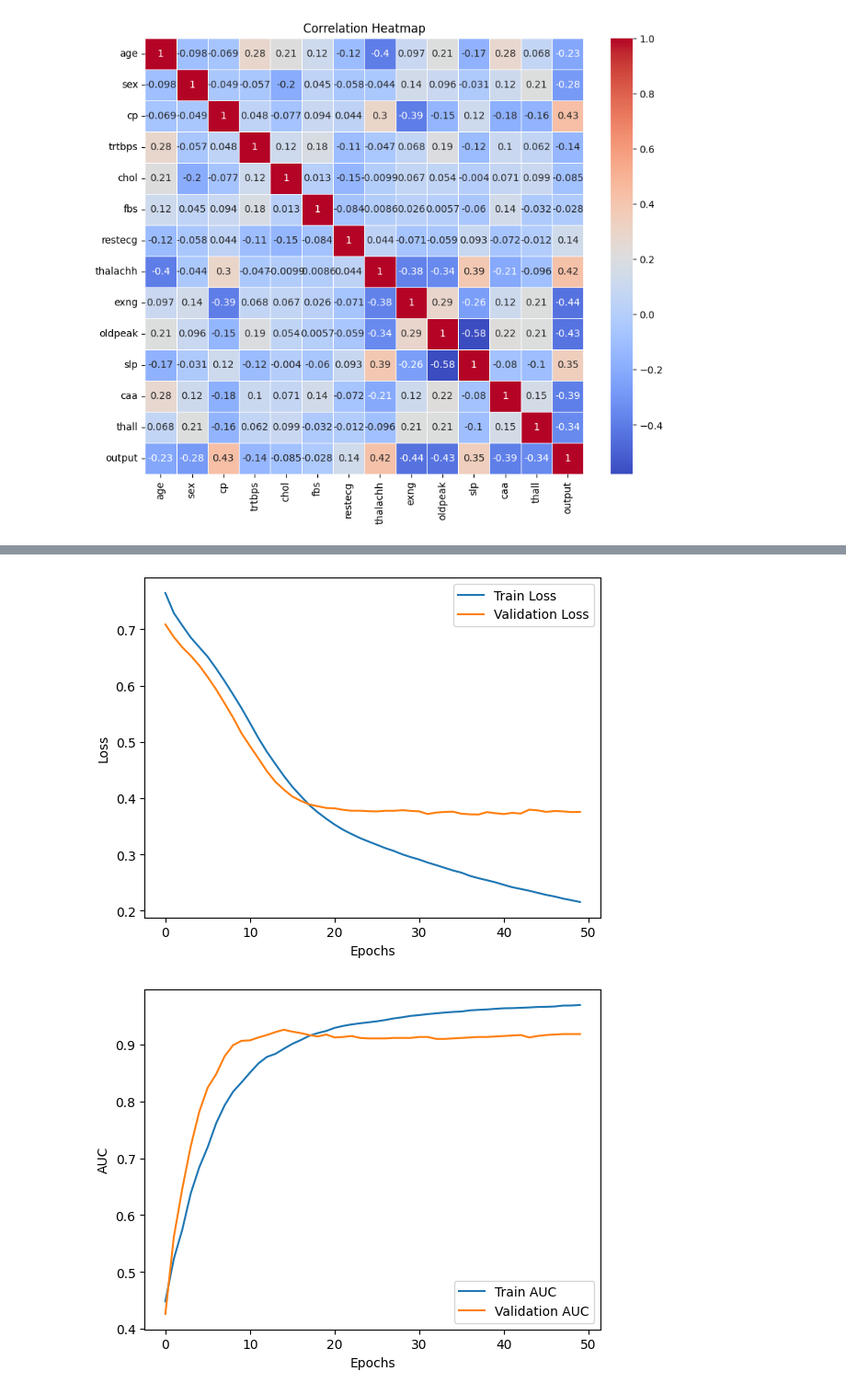
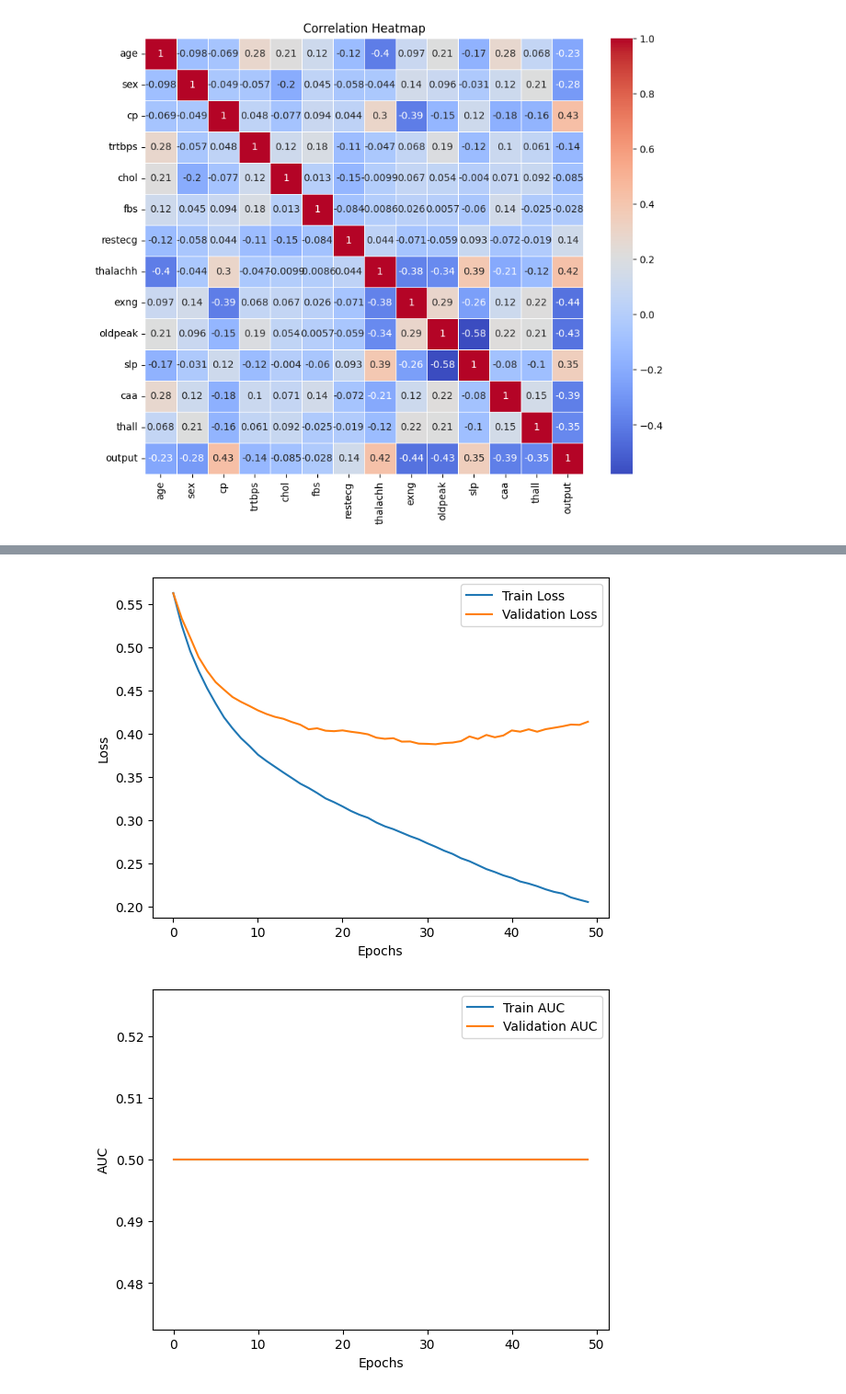
Before and after one commit to korbzs/Heart-Disease-Prediction, a Jupyter notebook: heart_disease.ipynb, the cells around one changed output, grey strips where cells are left out. Shown at 92% size. Saved outputs shown, nothing was run; the diff lists cells and outputs as text; code cells hidden in the pictures.

```diff
--- a/heart_disease.ipynb
+++ b/heart_disease.ipynb
@@ -189,3 +378,8 @@ plt.show()
 # %%
 X = df.drop("output", axis=1)
-Y = df["output"]
+
+X_save = X
+
+X = df.drop(columns=["output", "chol", "fbs", "restecg"])
+
+y = df["output"]
@@ -327,48 +619,36 @@ from tensorflow.keras.optimizers import Adam
 from tensorflow.keras.losses import BinaryCrossentropy
 from tensorflow.keras.metrics import AUC
 
-# Assuming df is your DataFrame
-# df = pd.read_csv('your_data.csv')
 
-# Define features and target
-X = df.drop('output', axis=1)
-y = df['output']
+X_train, X_test, y_train, y_test = train_test_split(X, y, test_size=0.2, random_state=42) # prev X, y
 
-# Split the data into training and test sets
-X_train, X_test, y_train, y_test = train_test_split(X, y, test_size=0.2, random_state=42)
-
-# Standardize the data
 scaler = StandardScaler()
 X_train = scaler.fit_transform(X_train)
 X_test = scaler.transform(X_test)
 
-# Build the neural network
 model = Sequential()
 
-# Input layer (implicitly handled by the first Dense layer)
-# Hidden layer 1: 16 neurons, ReLU activation
 model.add(Dense(16, input_dim=X_train.shape[1], activation='relu'))
-# Hidden layer 2: 8 neurons, ReLU activation
 model.add(Dense(8, activation='relu'))
-# Output layer: 1 neuron, Sigmoid activation
-model.add(Dense(1, activation='sigmoid'))
+model.add(Dense(1, activation='softmax'))
 
-# Compile the model
 model.compile(optimizer=Adam(learning_rate=0.001),
               loss=BinaryCrossentropy(),
               metrics=['accuracy', AUC()])
 
-# Train the model
 history = model.fit(X_train, y_train, epochs=50, batch_size=10, validation_split=0.2)
 
-# Evaluate the model
-loss, accuracy, auc = model.evaluate(X_test, y_test)
+loss, accuracy, auc_value = model.evaluate(X_test, y_test)
 print(history.history.keys())
 print(f'Test AUC: {auc}')
 print(f'Test Accuracy: {accuracy}')
 
-plt.plot(history.history['auc_7'], label='Train AUC')
-plt.plot(history.history['val_auc_7'], label='Validation AUC')
+
+max_auc = list(history.history.keys())[-2]
+max_val_auc = list(history.history.keys())[1]
+
+plt.plot(history.history[max_auc], label='Train AUC')
+plt.plot(history.history[max_val_auc], label='Validation AUC')
 plt.xlabel('Epochs')
 plt.ylabel('AUC')
 plt.legend()
@@ -400,24 +680,24 @@ dict_keys(['auc_1', 'loss', 'val_auc_1', 'val_loss'])
 # %%
 import matplotlib.pyplot as plt
 
 # Plot the loss
 plt.plot(history.history['loss'], label='Train Loss')
 plt.plot(history.history['val_loss'], label='Validation Loss')
 plt.xlabel('Epochs')
 plt.ylabel('Loss')
 plt.legend()
 plt.show()
 
 # Plot the AUC
-plt.plot(history.history['auc_1'], label='Train AUC')
-plt.plot(history.history['val_auc_1'], label='Validation AUC')
+plt.plot(history.history['auc'], label='Train AUC')
+plt.plot(history.history['val_auc'], label='Validation AUC')
 plt.xlabel('Epochs')
 plt.ylabel('AUC')
 plt.legend()
 plt.show()
 # %% [output]
-[figure, old version]
+[figure, new version]
-[figure, old version]
+[figure, new version]
 # %%
 from sklearn.metrics import confusion_matrix, classification_report, roc_curve, auc
 
```
Also changed, not shown: parts of 34 cells of this notebook, 13 other files.
